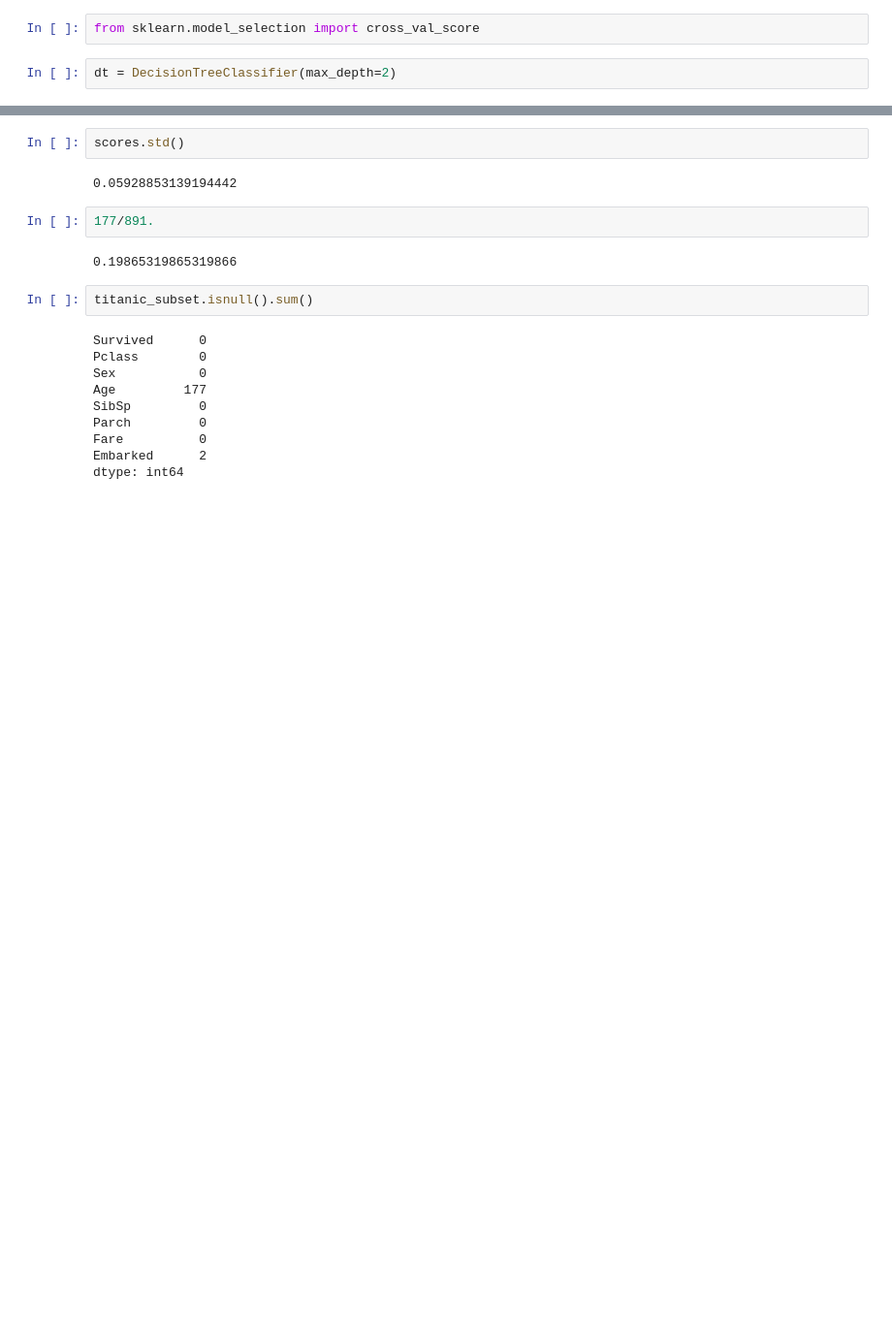
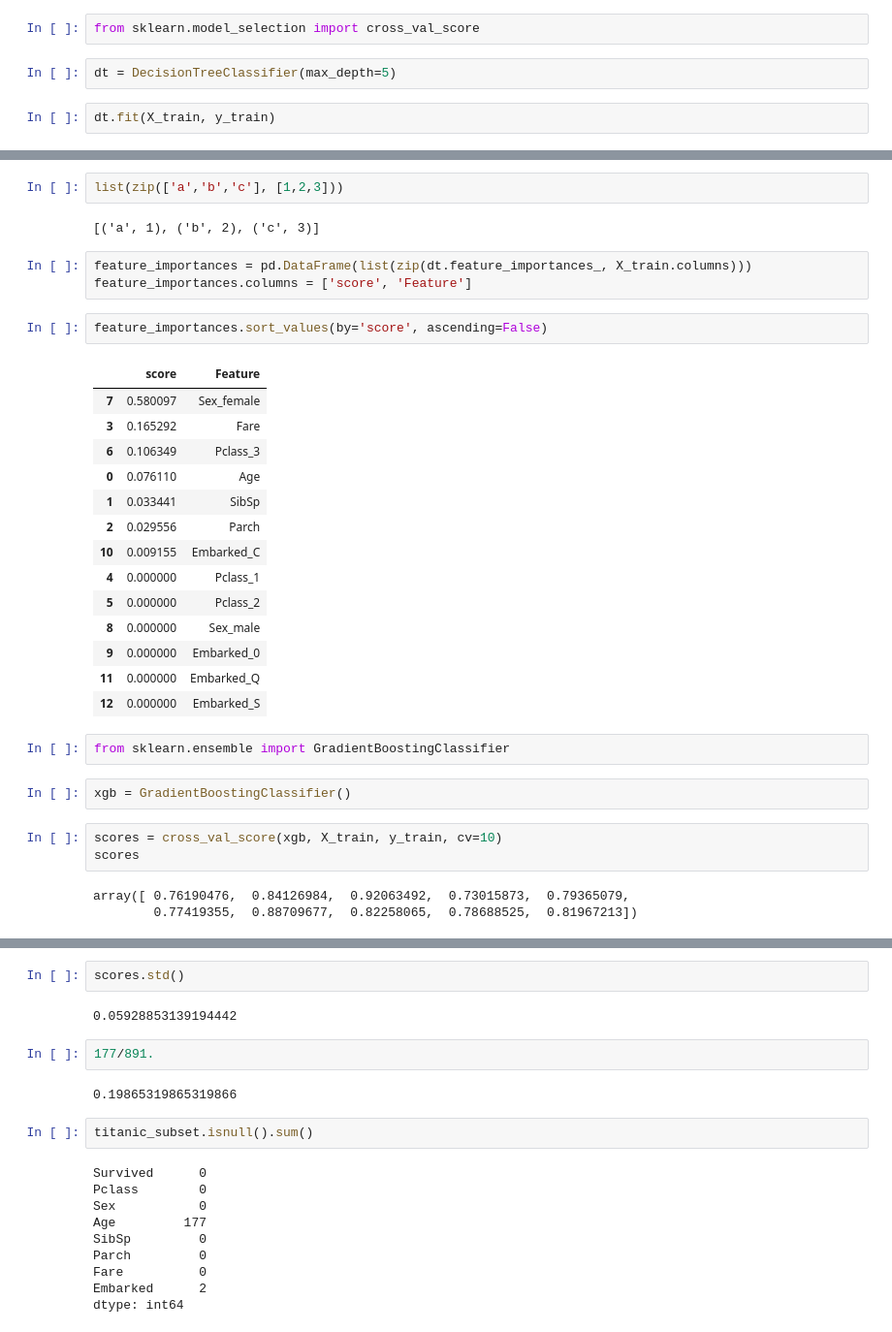
Before and after one commit to filip-wojcik/phd_materials, a Jupyter notebook: data_science/intro/machine_learning_class.ipynb, the cells around one changed output, grey strips where cells are left out. Shown: that part at 97% size. Drawn from its saved outputs; the diff is of its cells as text; blank space fills up the shorter version.

```diff
--- a/data_science/intro/machine_learning_class.ipynb
+++ b/data_science/intro/machine_learning_class.ipynb
@@ -158,4 +167,6 @@ accuracy_score(y_true=y_test, y_pred=predicted_y_test)
 # %%
 from sklearn.model_selection import cross_val_score
 # %%
-dt = DecisionTreeClassifier(max_depth=2)
+dt = DecisionTreeClassifier(max_depth=5)
+# %%
+dt.fit(X_train, y_train)
@@ -168,3 +197,37 @@ array([ 0.76190476,  0.84126984,  0.85714286,  0.73015873,  0.85714286,
+# %%
+list(zip(['a','b','c'], [1,2,3]))
+# %% [output]
+[('a', 1), ('b', 2), ('c', 3)]
+# %%
+feature_importances = pd.DataFrame(list(zip(dt.feature_importances_, X_train.columns)))
+feature_importances.columns = ['score', 'Feature']
+# %%
+feature_importances.sort_values(by='score', ascending=False)
+# %% [output]
+|  | score | Feature |
+| 7 | 0.580097 | Sex_female |
+| 3 | 0.165292 | Fare |
+| 6 | 0.106349 | Pclass_3 |
+| 0 | 0.076110 | Age |
+| 1 | 0.033441 | SibSp |
+| 2 | 0.029556 | Parch |
+| 10 | 0.009155 | Embarked_C |
+| 4 | 0.000000 | Pclass_1 |
+| 5 | 0.000000 | Pclass_2 |
+| 8 | 0.000000 | Sex_male |
+| 9 | 0.000000 | Embarked_0 |
+| 11 | 0.000000 | Embarked_Q |
+| 12 | 0.000000 | Embarked_S |
+# %%
+from sklearn.ensemble import GradientBoostingClassifier
+# %%
+xgb = GradientBoostingClassifier()
+# %%
+scores = cross_val_score(xgb, X_train, y_train, cv=10)
+scores
+# %% [output]
+array([ 0.76190476,  0.84126984,  0.92063492,  0.73015873,  0.79365079,
+        0.77419355,  0.88709677,  0.82258065,  0.78688525,  0.81967213])
 # %%
 scores.mean()
 # %% [output]
```
Also changed, not shown: parts of 11 cells of this notebook, 1 other file.
